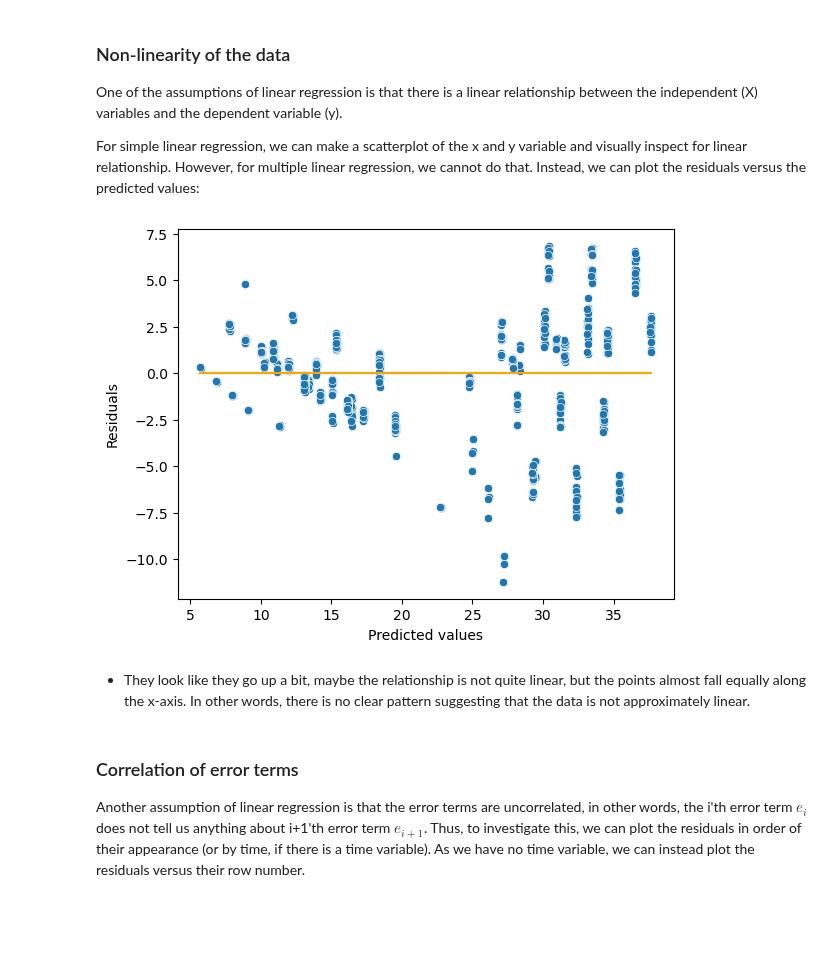
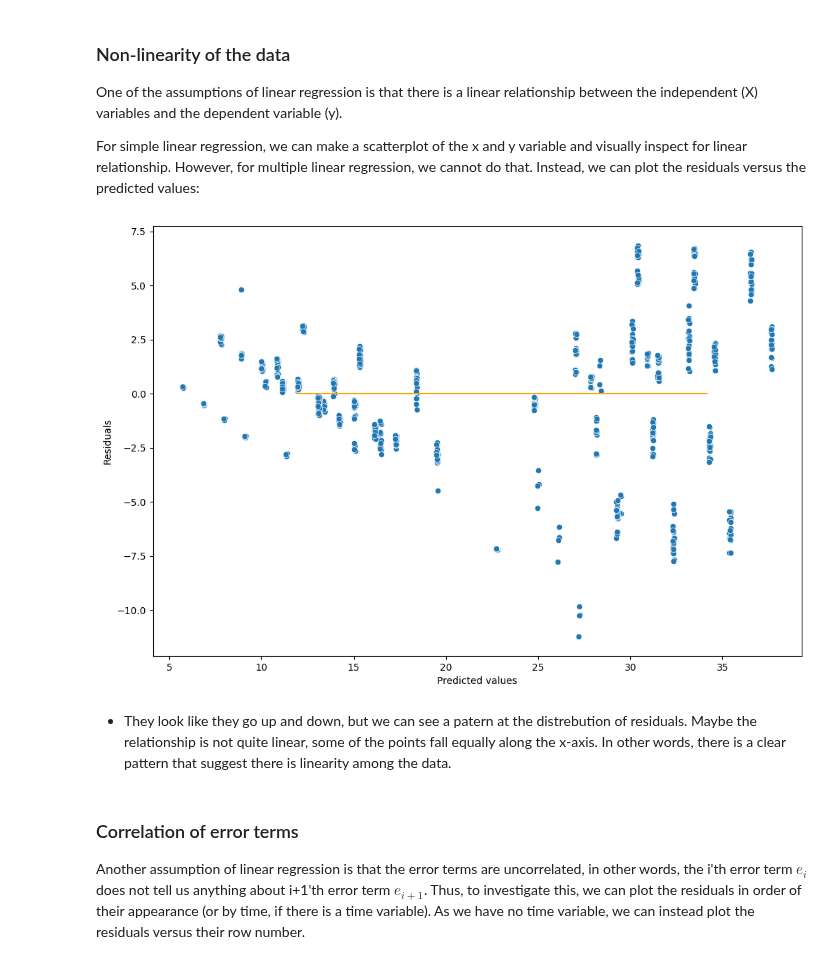
Before and after one commit to victorwp288/Data_-_things, a Jupyter notebook: 4.Exercises in linear regression.ipynb, the cells around one changed output. Drawn from its saved outputs; the diff is of its cells as text; code cells hidden in the pictures; blank space fills up the shorter version.

```diff
--- a/4.Exercises in linear regression.ipynb
+++ b/4.Exercises in linear regression.ipynb
@@ -196,12 +218,12 @@ Answer the following questions:
 3. Check each of the assumptions/problems for linear regression.
 # %%
 # Prepare the data
-X = energy_efficiency[["SurfaceArea", "OverallHeight", "GlazingArea", "Orientation"]]
-X_const = sm.add_constant(X)  # Add a constant (intercept)
-y = energy_efficiency["HeatingLoad"]
+Xm = energy_efficiency[["SurfaceArea", "OverallHeight", "GlazingArea", "Orientation"]]
+Xm_const = sm.add_constant(X)  # Add a constant (intercept)
 # %%
+
 # Fit the multiple linear regression model
-mult_linreg_model = sm.OLS(y, X_const).fit()
+mult_linreg_model = sm.OLS(y, Xm_const).fit()
 
 # Print the model summary
 print("\nMultiple Linear Regression Model Summary:")
@@ -333,16 +294,22 @@ np.float64(7.592090475900786)
 One of the assumptions of linear regression is that there is a linear relationship between the independent (X) variables and the dependent variable (y).
 
 For simple linear regression, we can make a scatterplot of the x and y variable and visually inspect for linear relationship. However, for multiple linear regression, we cannot do that. Instead, we can plot the residuals versus the predicted values:
+# %%
+lin_pred_y = linreg_model.predict()#Prediction for Simple Linear Regression Model
+resid_simp=linreg_model.resid# getting residuals for Simple Linear Regression Model.
+mult_pred_y = mult_linreg_model.predict()#Prediction for Simple Linear Regression Model
+resid_mult=mult_linreg_model.resid# getting residuals for Multiple Linear Regression Model.
 # %%
-sns.scatterplot(x = y_predicted_mult, y = resid_mult)
-plt.plot(y_predicted_mult, np.repeat(0, len(y_predicted_mult)), color = "orange")
+#Non-linearity for Multiple linear regression model
+sns.scatterplot(x = mult_pred_y, y = mult_linreg_model.resid)
+plt.plot(lin_pred_y, np.repeat(0, len(mult_pred_y)), color = "orange")
 plt.xlabel("Predicted values")
 plt.ylabel("Residuals")
 plt.show()
 # %% [output]
-[figure, old version]
+[figure, new version]
 # %% [markdown]
-* They look like they go up a bit, maybe the relationship is not quite linear, but the points almost fall equally along the x-axis. In other words, there is no clear pattern suggesting that the data is not approximately linear.
+* They look like they go up and down, but we can see a patern at the distrebution of residuals. Maybe the relationship is not quite linear, some of the points fall equally along the x-axis. In other words, there is a clear pattern that suggest there is linearity among the data.
 # %% [markdown]
 ### Correlation of error terms
 
```
Also changed, not shown: parts of 36 cells of this notebook.
